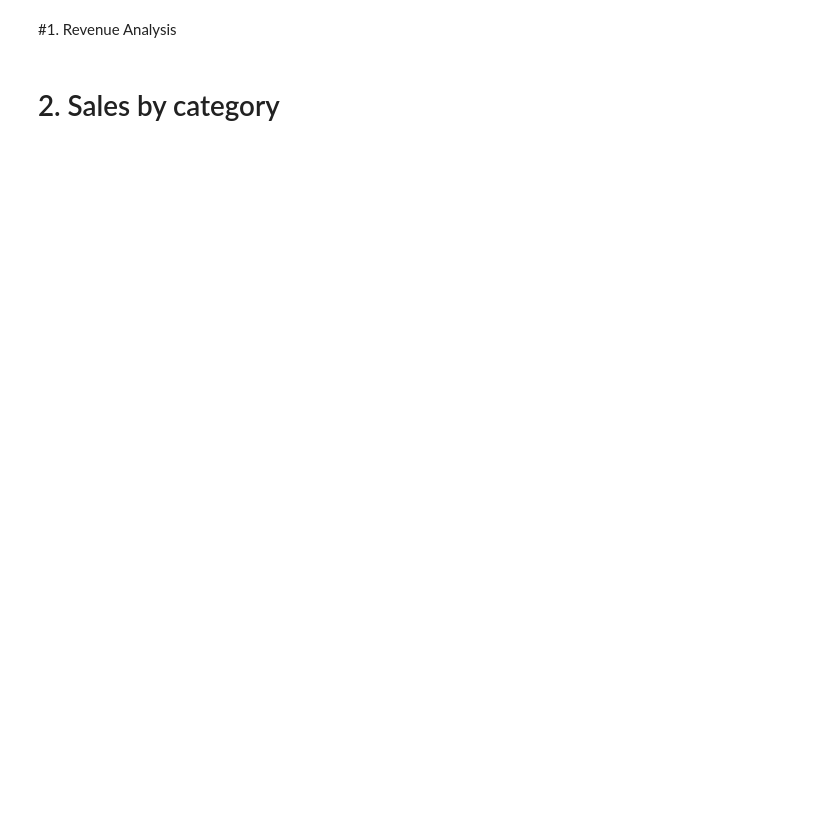
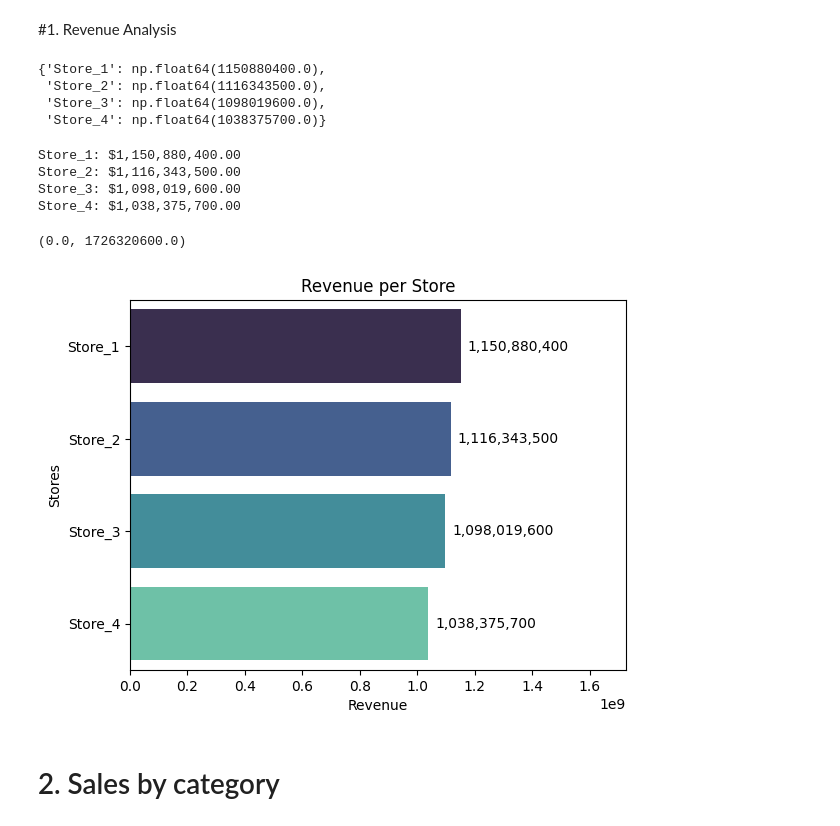
Before and after one commit to melnotte/store-analysis, a Jupyter notebook: Store_Analysis.ipynb, the cells around one changed output. Drawn from its saved outputs; the diff is of its cells as text; code cells hidden in the pictures; blank space fills up the shorter version.

```diff
--- a/Store_Analysis.ipynb
+++ b/Store_Analysis.ipynb
@@ -25,0 +32,4 @@ tienda.head()
+# %%
+for i, df in enumerate(stores, start=1):
+  print(f'\n\nSTORE {i}\n-------------------------------------------------------')
+  df.info()
@@ -25,0 +54,4 @@ tienda.head()
+# %%
+for i, store in enumerate(stores, start=1):
+  print(f'\n\nSTORE {i}\n-------------------------------------------------------')
+  print({store.duplicated().sum()})
@@ -25,0 +77,4 @@ tienda.head()
+# %%
+for i, store in enumerate(stores, start=1):
+  print(f'\n\nStore {i}\n-------------------------------------------------------')
+  print(store.describe())
@@ -26,2 +99,18 @@ tienda.head()
 # %% [markdown]
 #1. Revenue Analysis
+# %%
+revenue_per_store = {f'Store_{i}': df['Precio'].sum() for i, df in enumerate(stores, 1)}
+revenue_per_store
+# %% [output]
+{'Store_1': np.float64(1150880400.0),
+ 'Store_2': np.float64(1116343500.0),
+ 'Store_3': np.float64(1098019600.0),
+ 'Store_4': np.float64(1038375700.0)}
+# %%
+for store, total in revenue_per_store.items():
+    print(f"{store}: ${total:,.2f}")
+# %% [output]
+Store_1: $1,150,880,400.00
+Store_2: $1,116,343,500.00
+Store_3: $1,098,019,600.00
+Store_4: $1,038,375,700.00
@@ -28,2 +121,13 @@ tienda.head()
+# %%
+ax = sns.barplot(x=list(revenue_per_store.values()), y=list(revenue_per_store.keys()), hue=list(revenue_per_store.keys()), palette="mako")
+ax.set(xlabel='Revenue', ylabel='Stores', title='Revenue per Store')
+
+for container in ax.containers:
+    ax.bar_label(container, fmt='{:,.0f}', padding=5)
+
+ax.set_xlim(right=max(revenue_per_store.values()) * 1.5)
+# %% [output]
+(0.0, 1726320600.0)
+[figure, added]
 # %% [markdown]
 # 2. Sales by category
```
Also changed, not shown: parts of 20 cells of this notebook.
